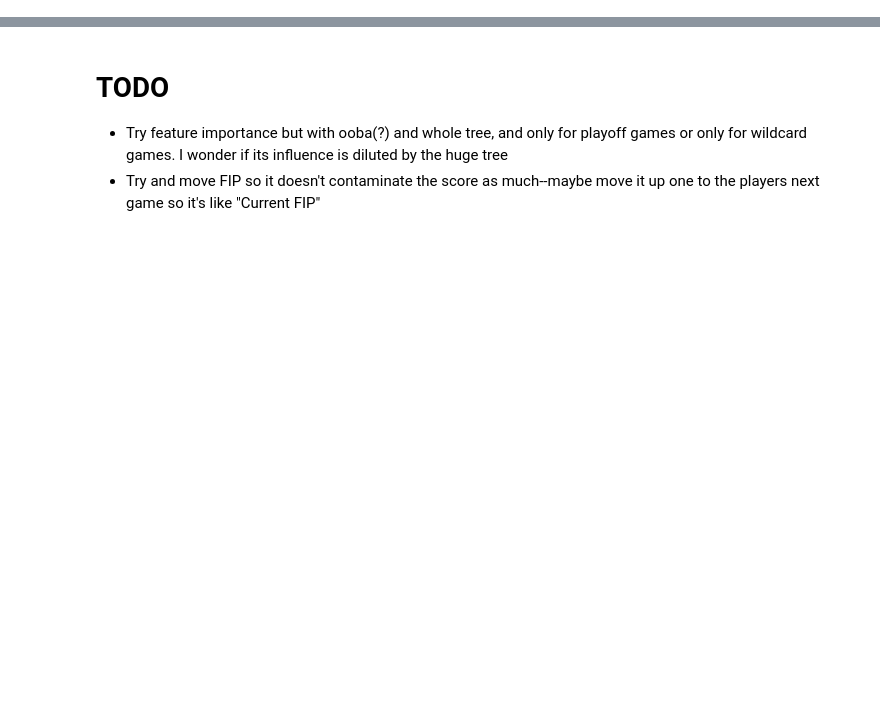
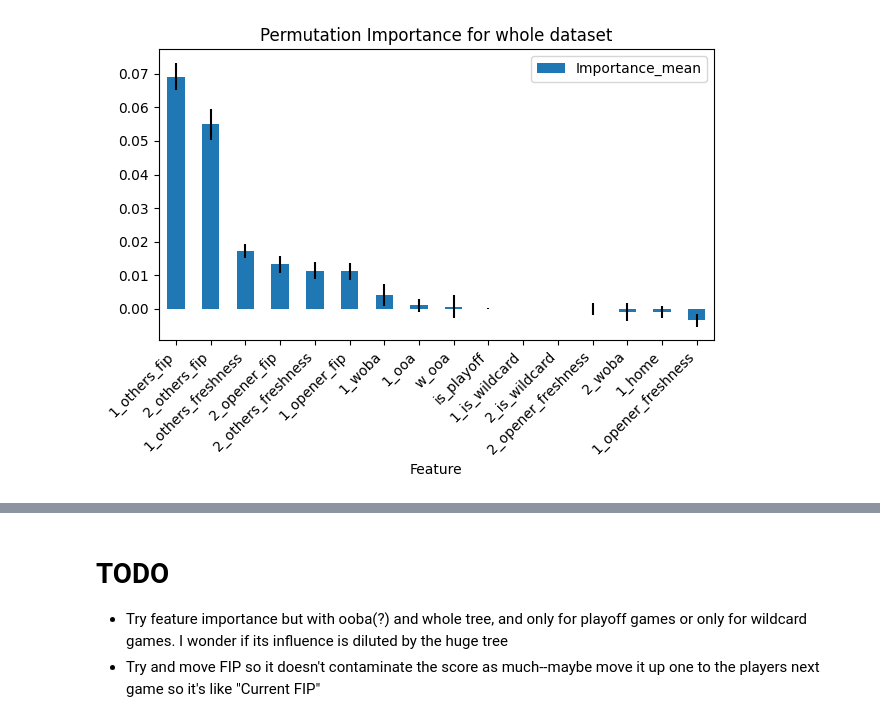
Before and after one commit to jackdpond/snare_algo, a Jupyter notebook: make_game_df.ipynb, the cells around one changed output, grey strips where cells are left out. Saved outputs shown, nothing was run; the diff lists cells and outputs as text; code cells hidden in the pictures; blank space fills up the shorter version.

```diff
--- a/make_game_df.ipynb
+++ b/make_game_df.ipynb
@@ -5,6 +5,7 @@ from sklearn.metrics import f1_score
 import numpy as np
 import matplotlib.pyplot as plt
 # %%
+
 def clean_df(df):
     df.dropna(subset='Id', inplace=True)
     df['Date'] = pd.to_datetime(df['Date'].astype(str).str.split().str[0])
@@ -32,7 +33,7 @@ def clean_df(df):
     return df
 
 
-def merge_with_meta(df, mdf=metadf):
+def merge_with_meta(df, mdf):
     return df.merge(mdf, on=['team', 'year'])
 
 
@@ -69,7 +70,7 @@ def assemble_game_df(df, post_season=False):
                 "others_fip": others_fip,
                 "others_freshness": others_fresh.total_seconds() / 3600,
                 "home": 1 if team_group.iloc[0]['Home'] == '@' else 0,
-                "team": team,
+                "team": team_name,
                 "result": label_map[team_group.iloc[0]['Result'][0]],
                 "woba": team_group.iloc[0]['woba'],
                 "ooa": team_group.iloc[0]['outs_above_average'],
@@ -107,7 +108,7 @@ def assemble_game_df(df, post_season=False):
 
     return games_df
 
-def get_game_df(df, mdf=metadf, post_season=False):
+def get_game_df(df, mdf, post_season=False):
     cleaned = clean_df(df)
     merged = merge_with_meta(cleaned, mdf=mdf)
     games_df = assemble_game_df(merged, post_season=post_season)
@@ -236,0 +274,23 @@ plt.show()
+# %%
+from sklearn.inspection import permutation_importance
+
+result = permutation_importance(
+    rf, X_test, y_test,
+    n_repeats=10,        # more repeats = smoother estimates
+    scoring='f1',        # or 'f1_macro', 'roc_auc', etc.
+    random_state=42
+)
+
+importances = pd.DataFrame({
+    "Feature": X_test.columns,
+    "Importance_mean": result.importances_mean,
+    "Importance_std": result.importances_std
+}).sort_values("Importance_mean", ascending=False)
+
+importances.plot.bar(x="Feature", y="Importance_mean", yerr="Importance_std")
+plt.title("Permutation Importance for whole dataset")
+plt.xticks(rotation=45, ha="right")
+plt.tight_layout()
+plt.show()
+# %% [output]
+[figure, added]
```
Also changed, not shown: parts of 11 cells of this notebook.
